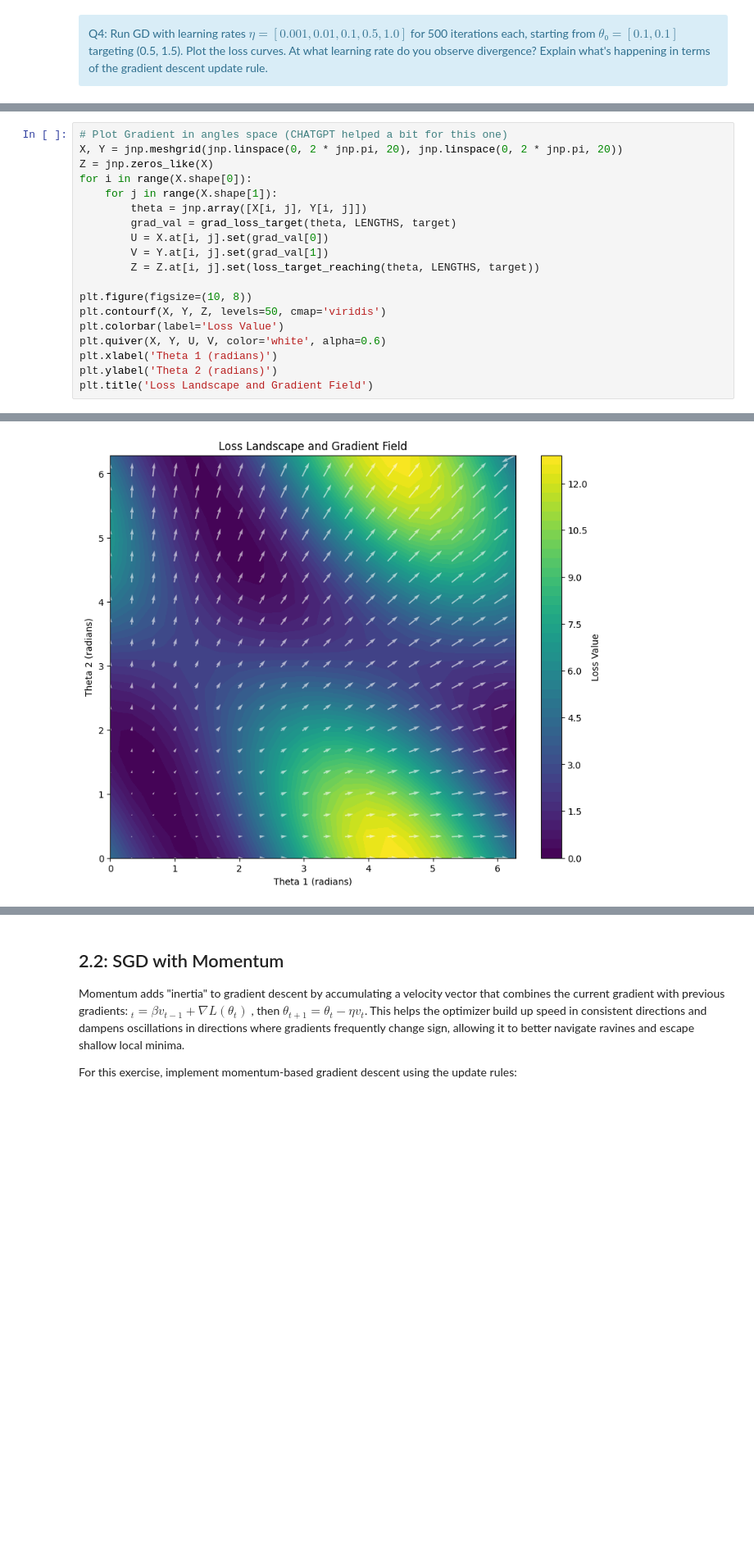
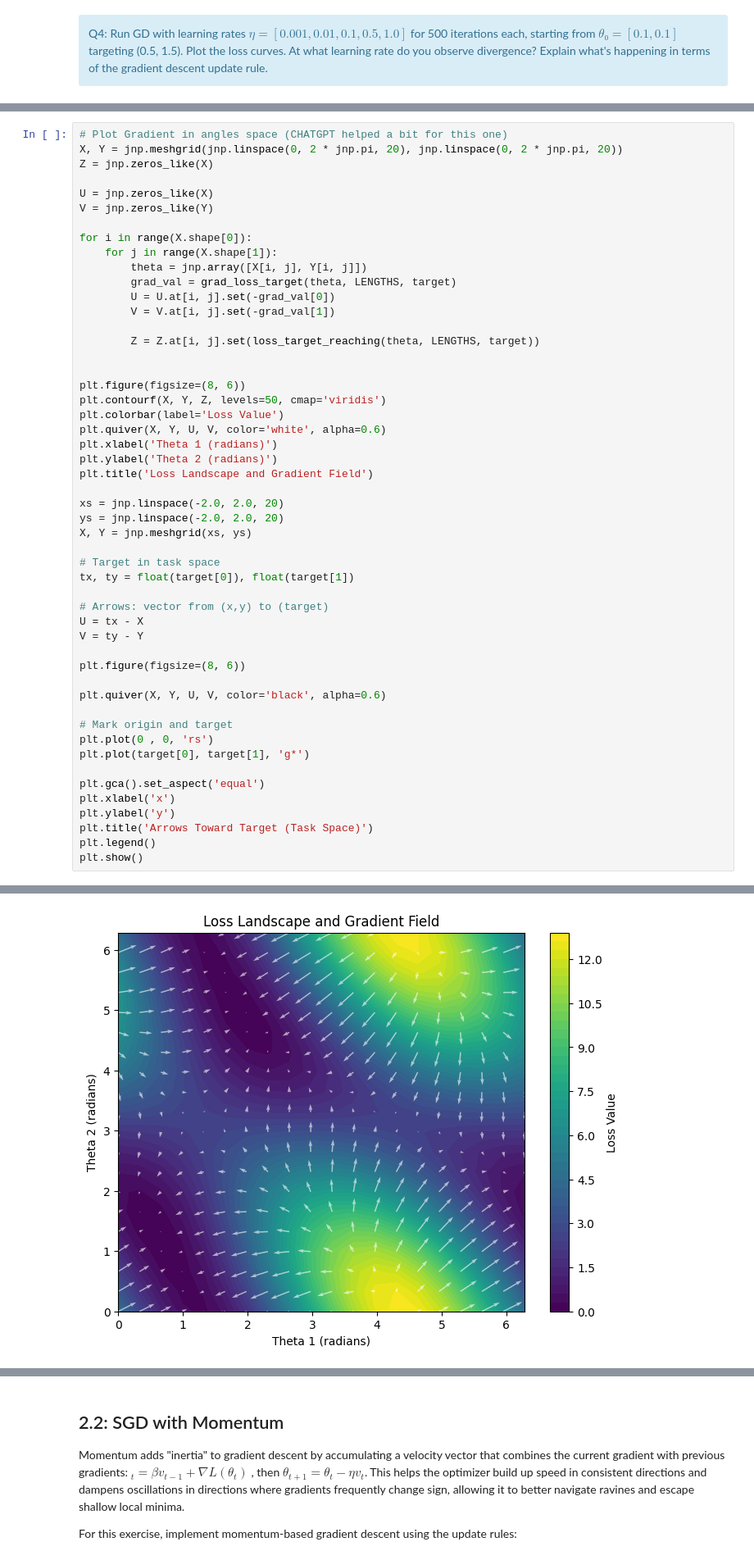
Before and after one commit to alextonon/BE_working_repo, a Jupyter notebook: FSD310_Stochastic/control_BE.ipynb, the cells around one changed output, grey strips where cells are left out. Shown at 82% size. Saved outputs shown, nothing was run; the diff lists cells and outputs as text; blank space fills up the shorter version.

```diff
--- a/FSD310_Stochastic/control_BE.ipynb
+++ b/FSD310_Stochastic/control_BE.ipynb
@@ -479,19 +490,51 @@ On ne code pas la facon la plus efficace de traverser la grille, mais on suit le
 # Plot Gradient in angles space (CHATGPT helped a bit for this one)
 X, Y = jnp.meshgrid(jnp.linspace(0, 2 * jnp.pi, 20), jnp.linspace(0, 2 * jnp.pi, 20))
 Z = jnp.zeros_like(X)
+
+U = jnp.zeros_like(X)
+V = jnp.zeros_like(Y)
+
 for i in range(X.shape[0]):
     for j in range(X.shape[1]):
         theta = jnp.array([X[i, j], Y[i, j]])
         grad_val = grad_loss_target(theta, LENGTHS, target)
-        U = X.at[i, j].set(grad_val[0])
-        V = Y.at[i, j].set(grad_val[1])
+        U = U.at[i, j].set(-grad_val[0])
+        V = V.at[i, j].set(-grad_val[1])
+
         Z = Z.at[i, j].set(loss_target_reaching(theta, LENGTHS, target))
 
-plt.figure(figsize=(10, 8))
+
+plt.figure(figsize=(8, 6))
 plt.contourf(X, Y, Z, levels=50, cmap='viridis')
 plt.colorbar(label='Loss Value')
 plt.quiver(X, Y, U, V, color='white', alpha=0.6)
 plt.xlabel('Theta 1 (radians)')
 plt.ylabel('Theta 2 (radians)')
 plt.title('Loss Landscape and Gradient Field')
+
+xs = jnp.linspace(-2.0, 2.0, 20)
+ys = jnp.linspace(-2.0, 2.0, 20)
+X, Y = jnp.meshgrid(xs, ys)
+
+# Target in task space
+tx, ty = float(target[0]), float(target[1])
+
+# Arrows: vector from (x,y) to (target)
+U = tx - X
+V = ty - Y
+
+plt.figure(figsize=(8, 6))
+
+plt.quiver(X, Y, U, V, color='black', alpha=0.6)
+
+# Mark origin and target
+plt.plot(0 , 0, 'rs')
+plt.plot(target[0], target[1], 'g*')
+
+plt.gca().set_aspect('equal')
+plt.xlabel('x')
+plt.ylabel('y')
+plt.title('Arrows Toward Target (Task Space)')
+plt.legend()
+plt.show()
 # %% [output]
@@ -499 +541 @@ Text(0.5, 1.0, 'Loss Landscape and Gradient Field')
-[figure, old version]
+[figure, new version]
```
Also changed, not shown: parts of 18 cells of this notebook.
